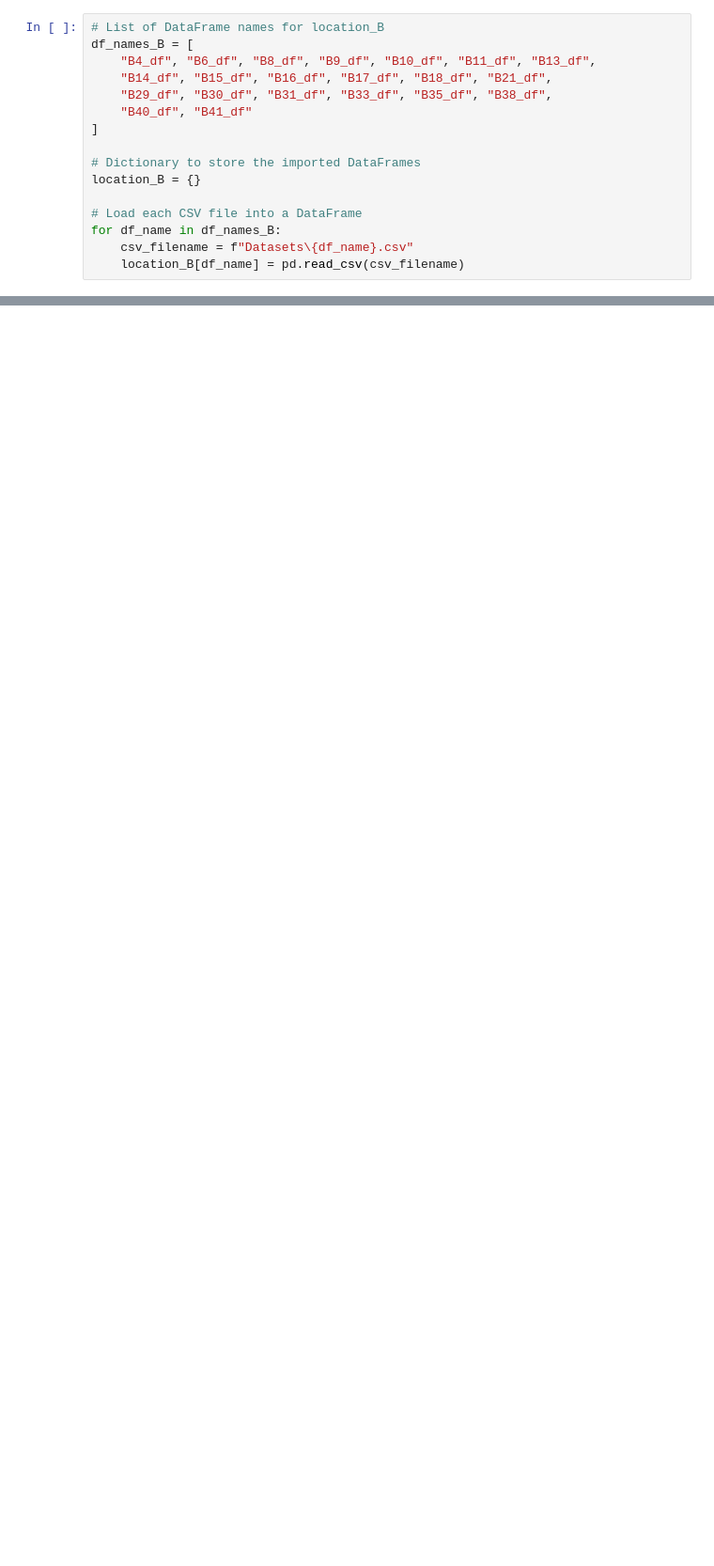
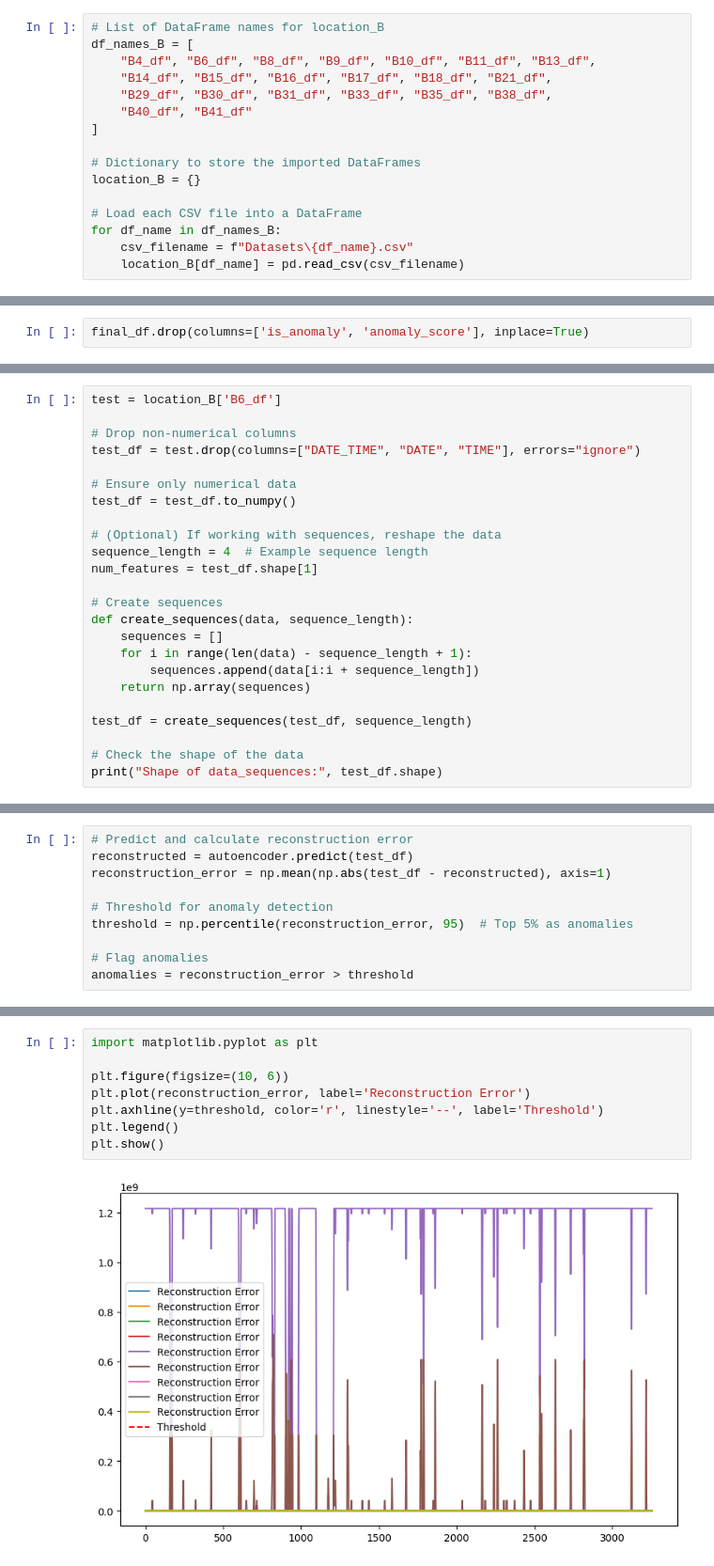
Before and after one commit to AkinduH/SLIIT-Datathon-2024, a Jupyter notebook: Anomaly_Detection_Model_1.ipynb, the cells around one changed output, grey strips where cells are left out. Shown at 94% size. Saved outputs shown, nothing was run; the diff lists cells and outputs as text; blank space fills up the shorter version.

```diff
--- a/Anomaly_Detection_Model_1.ipynb
+++ b/Anomaly_Detection_Model_1.ipynb
@@ -148,0 +128,2 @@ anomalies
+# %%
+final_df.drop(columns=['is_anomaly', 'anomaly_score'], inplace=True)
@@ -148,0 +230,24 @@ anomalies
+# %%
+test = location_B['B6_df']
+
+# Drop non-numerical columns
+test_df = test.drop(columns=["DATE_TIME", "DATE", "TIME"], errors="ignore")
+
+# Ensure only numerical data
+test_df = test_df.to_numpy()
+
+# (Optional) If working with sequences, reshape the data
+sequence_length = 4  # Example sequence length
+num_features = test_df.shape[1]
+
+# Create sequences
+def create_sequences(data, sequence_length):
+    sequences = []
+    for i in range(len(data) - sequence_length + 1):
+        sequences.append(data[i:i + sequence_length])
+    return np.array(sequences)
+
+test_df = create_sequences(test_df, sequence_length)
+
+# Check the shape of the data
+print("Shape of data_sequences:", test_df.shape)
@@ -148,0 +256,10 @@ anomalies
+# %%
+# Predict and calculate reconstruction error
+reconstructed = autoencoder.predict(test_df)
+reconstruction_error = np.mean(np.abs(test_df - reconstructed), axis=1)
+
+# Threshold for anomaly detection
+threshold = np.percentile(reconstruction_error, 95)  # Top 5% as anomalies
+
+# Flag anomalies
+anomalies = reconstruction_error > threshold
@@ -148,0 +268,10 @@ anomalies
+# %%
+import matplotlib.pyplot as plt
+
+plt.figure(figsize=(10, 6))
+plt.plot(reconstruction_error, label='Reconstruction Error')
+plt.axhline(y=threshold, color='r', linestyle='--', label='Threshold')
+plt.legend()
+plt.show()
+# %% [output]
+[figure, added]
```
Also changed, not shown: parts of 11 cells of this notebook, 1 other file.
